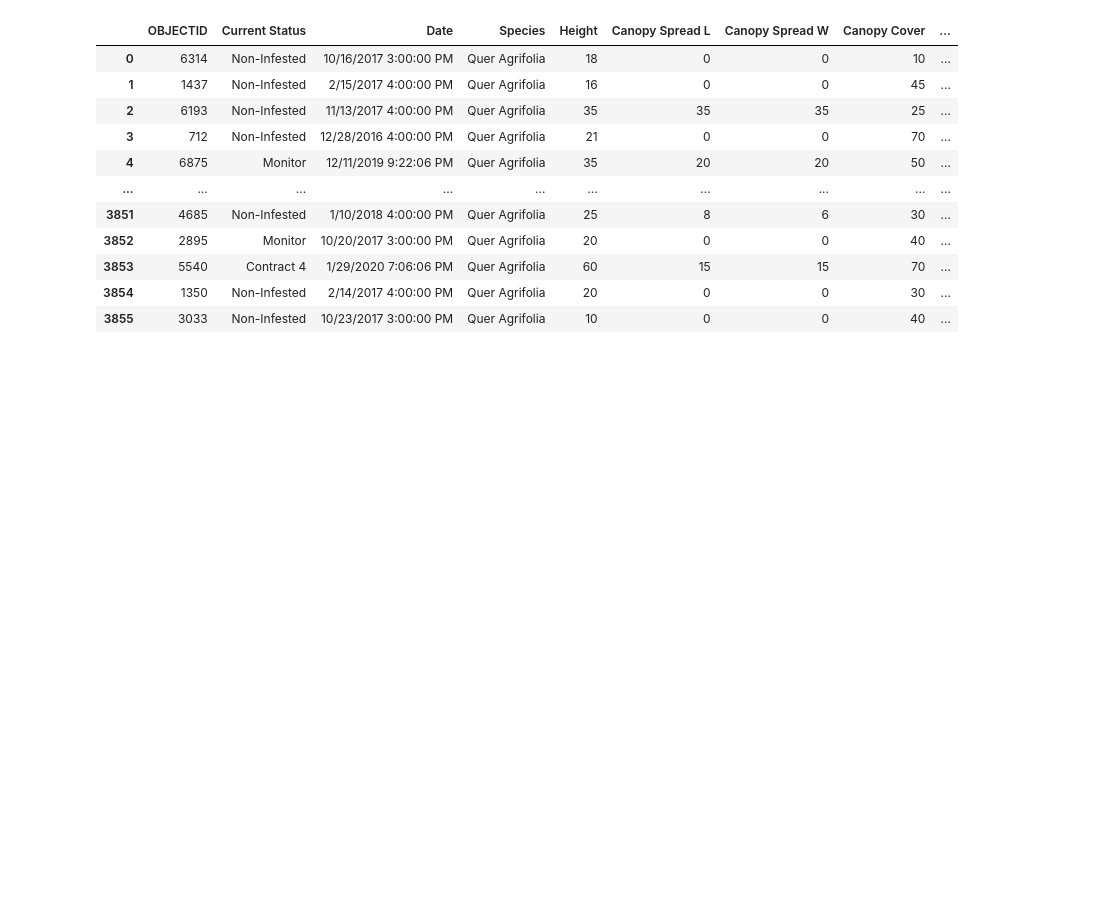
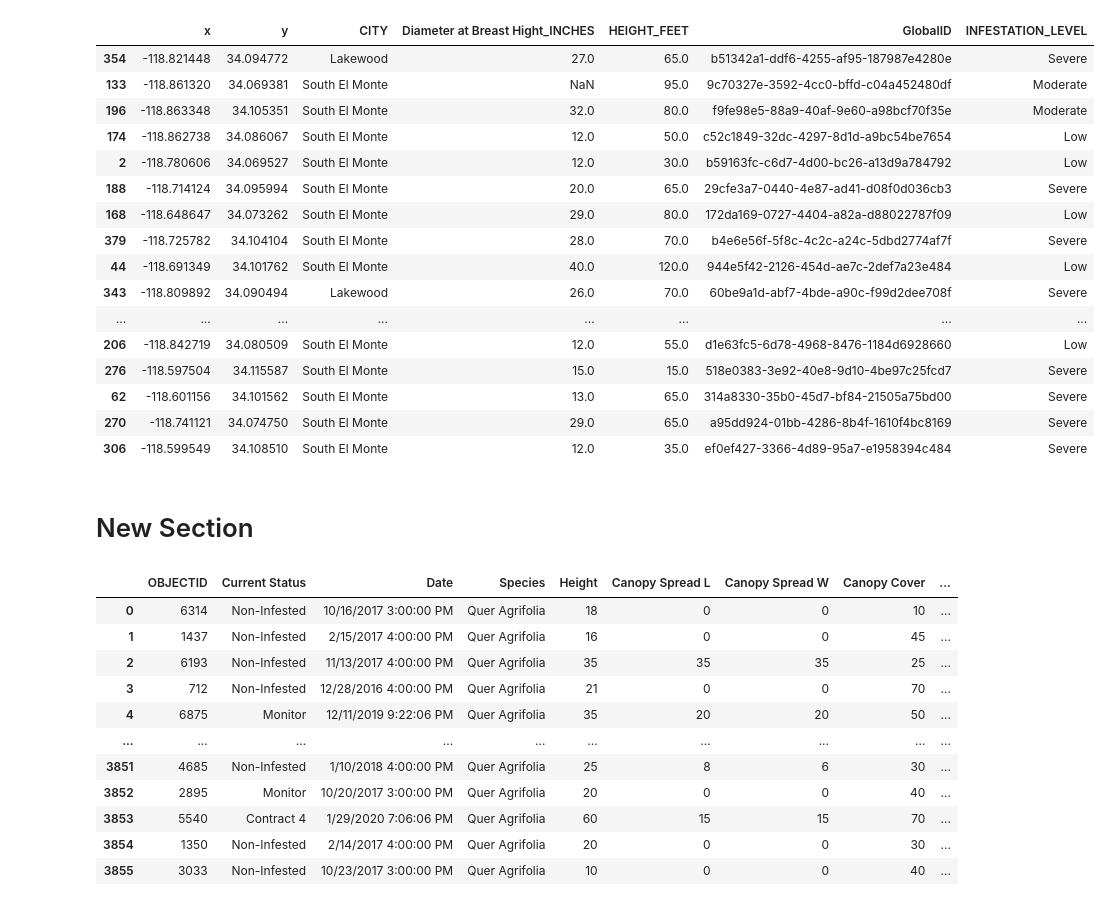
Before and after one commit to willxxy/AILAOI, a Jupyter notebook: Final/PestAI_predict.ipynb, the cells around one changed output. Drawn from its saved outputs; the diff is of its cells as text; code cells hidden in the pictures; blank space fills up the shorter version.

```diff
--- a/Final/PestAI_predict.ipynb
+++ b/Final/PestAI_predict.ipynb
@@ -16,0 +144,9 @@ os.chdir('drive/MyDrive/pests.ai AILAOI')
+# %%
+from joblib import dump, load
+model = load('model2.joblib')
+# %%
+pred = model.predict(X)
+pred = pd.DataFrame(pred, columns = ['INFESTATION_LEVEL'])
+# %%
+int_to_obj = {"INFESTATION_LEVEL":    {2 : "Severe", 1 : "Moderate", 0: "Low"}}
+pred = pred.replace(int_to_obj)
@@ -16,0 +169,3 @@ os.chdir('drive/MyDrive/pests.ai AILAOI')
+# %%
+new_df = pd.concat([df[['x', 'y', 'CITY', 'Diameter at Breast Hight_INCHES', 'HEIGHT_FEET', 'GlobalID']], pred['INFESTATION_LEVEL']], axis=1)
+new_df.head()
@@ -16,0 +179,21 @@ os.chdir('drive/MyDrive/pests.ai AILAOI')
+# %%
+ddf = new_df.sample(50)
+ddf
+# %% [output]
+|  | x | y | CITY | Diameter at Breast Hight_INCHES | HEIGHT_FEET | GlobalID | INFESTATION_LEVEL |
+| 354 | -118.821448 | 34.094772 | Lakewood | 27.0 | 65.0 | b51342a1-ddf6-4255-af95-187987e4280e | Severe |
+| 133 | -118.861320 | 34.069381 | South El Monte | NaN | 95.0 | 9c70327e-3592-4cc0-bffd-c04a452480df | Moderate |
+| 196 | -118.863348 | 34.105351 | South El Monte | 32.0 | 80.0 | f9fe98e5-88a9-40af-9e60-a98bcf70f35e | Moderate |
+| 174 | -118.862738 | 34.086067 | South El Monte | 12.0 | 50.0 | c52c1849-32dc-4297-8d1d-a9bc54be7654 | Low |
+| 2 | -118.780606 | 34.069527 | South El Monte | 12.0 | 30.0 | b59163fc-c6d7-4d00-bc26-a13d9a784792 | Low |
+| 188 | -118.714124 | 34.095994 | South El Monte | 20.0 | 65.0 | 29cfe3a7-0440-4e87-ad41-d08f0d036cb3 | Severe |
+| 168 | -118.648647 | 34.073262 | South El Monte | 29.0 | 80.0 | 172da169-0727-4404-a82a-d88022787f09 | Low |
+| 379 | -118.725782 | 34.104104 | South El Monte | 28.0 | 70.0 | b4e6e56f-5f8c-4c2c-a24c-5dbd2774af7f | Severe |
+| 44 | -118.691349 | 34.101762 | South El Monte | 40.0 | 120.0 | 944e5f42-2126-454d-ae7c-2def7a23e484 | Low |
+| 343 | -118.809892 | 34.090494 | Lakewood | 26.0 | 70.0 | 60be9a1d-abf7-4bde-a90c-f99d2dee708f | Severe |
+| ... | ... | ... | ... | ... | ... | ... | ... |
+| 206 | -118.842719 | 34.080509 | South El Monte | 12.0 | 55.0 | d1e63fc5-6d78-4968-8476-1184d6928660 | Low |
+| 276 | -118.597504 | 34.115587 | South El Monte | 15.0 | 15.0 | 518e0383-3e92-40e8-9d10-4be97c25fcd7 | Severe |
+| 62 | -118.601156 | 34.101562 | South El Monte | 13.0 | 65.0 | 314a8330-35b0-45d7-bf84-21505a75bd00 | Severe |
+| 270 | -118.741121 | 34.074750 | South El Monte | 29.0 | 65.0 | a95dd924-01bb-4286-8b4f-1610f4bc8169 | Severe |
+| 306 | -118.599549 | 34.108510 | South El Monte | 12.0 | 35.0 | ef0ef427-3366-4d89-95a7-e1958394c484 | Severe |
@@ -17,3 +202,5 @@ os.chdir('drive/MyDrive/pests.ai AILAOI')
+# %% [markdown]
+# New Section
 # %%
 file_path = 'mock_data.csv'
 # file_path = 'Data/Inspected_GSOB_Trees_0.csv'
```
Also changed, not shown: parts of 19 cells of this notebook, 2 other files.
